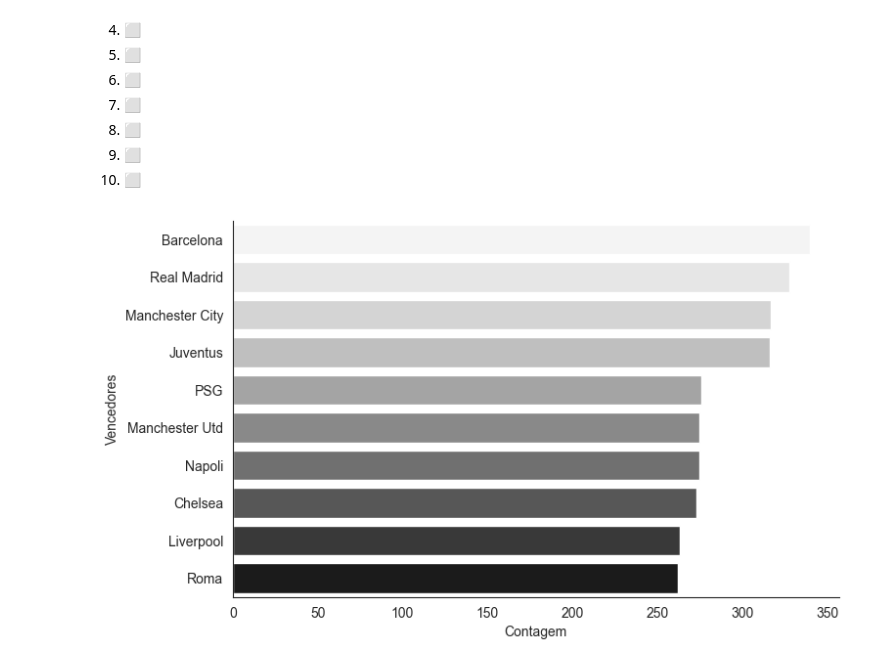
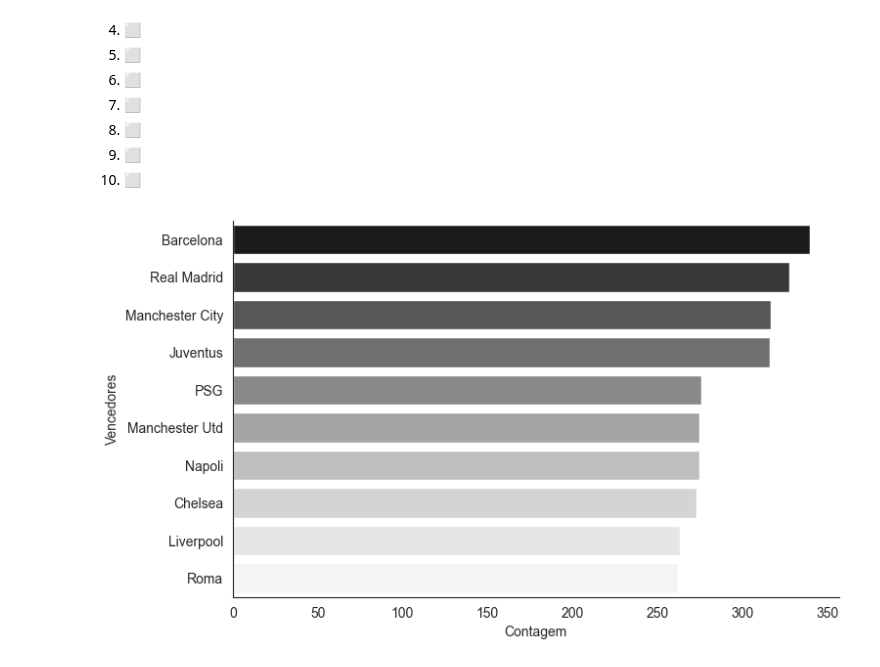
Before and after one commit to UFRJ-Analytica/PS-2025.1, a Jupyter notebook: analise-dados.ipynb, the cells around one changed output. Saved outputs shown, nothing was run; the diff lists cells and outputs as text; code cells hidden in the pictures.

```diff
--- a/analise-dados.ipynb
+++ b/analise-dados.ipynb
@@ -43,13 +43,13 @@ df
 # %%
 # Exemplo de oque podemos fazer, criando uma tabela auxiliar com os top 10 times vencedores
 aux = df[df["Vencedor"] != "Empate"]["Vencedor"].value_counts().head(10).reset_index()
 aux.columns = ["Vencedores", "Contagem"]
 
 # Criando o gráfico inicial levemente estilizado dos times vencedores
 sns.set_style("white")
 fig = plt.figure(figsize = (8,5))
-sns.barplot(data=aux, y="Vencedores", x="Contagem", hue = "Vencedores", legend = False, palette='Greys')
+sns.barplot(data=aux, y="Vencedores", x="Contagem", hue = "Vencedores", legend = False, palette='Greys_r')
 sns.despine()
 plt.show()
 # %% [output]
-[figure, old version]
+[figure, new version]
```
